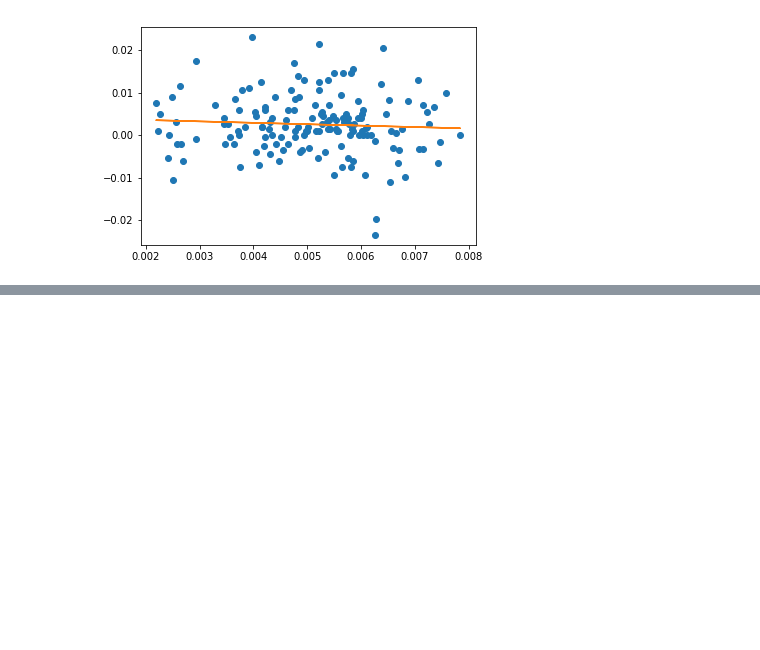
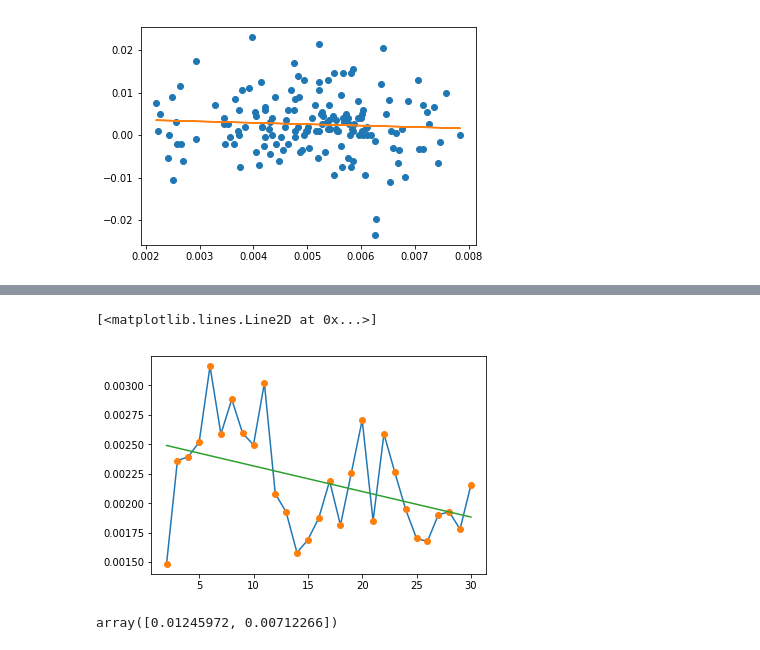
Before and after one commit to zycalice/domain-adaptation-nlp, a Jupyter notebook: notebooks/CIS620_project2_amazon.ipynb, the cells around one changed output, grey strips where cells are left out. Saved outputs shown, nothing was run; the diff lists cells and outputs as text; code cells hidden in the pictures; blank space fills up the shorter version.

```diff
--- a/notebooks/CIS620_project2_amazon.ipynb
+++ b/notebooks/CIS620_project2_amazon.ipynb
@@ -587,0 +721,14 @@ plt.plot(x, m*x + b)
+# %%
+x = np.array([i for i in range(2,31)])
+y = np.array([np.mean(x[0]) for x in iter_from_2_to_30])
+plt.plot(x,y)
+plt.plot(x,y,'o')
+m, b = np.polyfit(x, y, 1)
+plt.plot(x, m*x + b)
+# %% [output]
+[<matplotlib.lines.Line2D at 0x...>]
+[figure, added]
+# %%
+np.mean(iter_from_2_to_30[0][3],axis = 0)
+# %% [output]
+array([0.01245972, 0.00712266])
```
Also changed, not shown: parts of 21 cells of this notebook.
